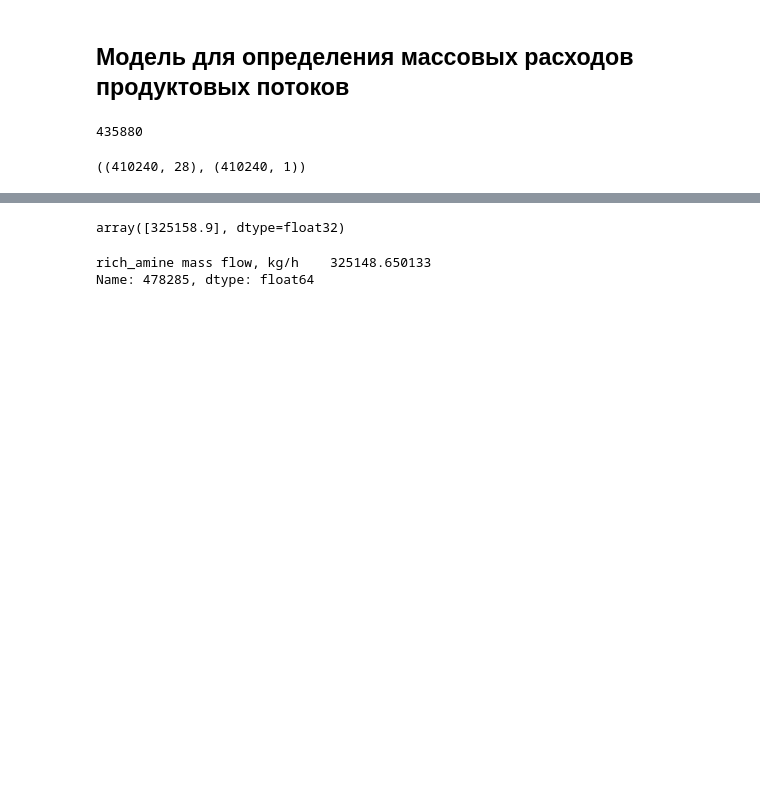
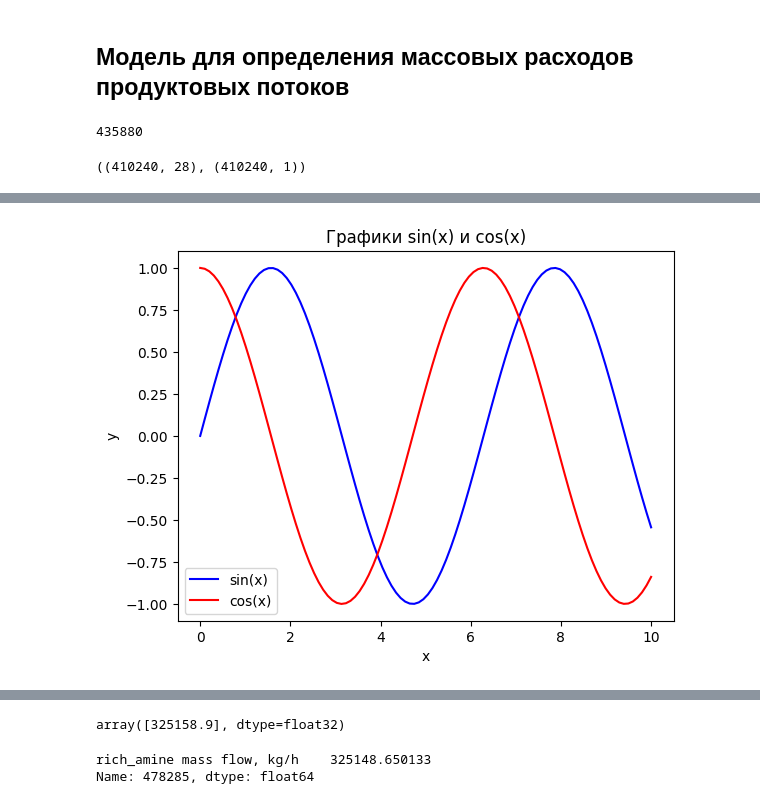
Before and after one commit to Rus-tam/AI_models, a Jupyter notebook: amine_treatment_05_12_2023.ipynb, the cells around one changed output, grey strips where cells are left out. Drawn from its saved outputs; the diff is of its cells as text; code cells hidden in the pictures; blank space fills up the shorter version.

```diff
--- a/amine_treatment_05_12_2023.ipynb
+++ b/amine_treatment_05_12_2023.ipynb
@@ -348,0 +377,27 @@ y_pred = rich_amine_mass_flow_model.predict(X_test_normal)
+# %%
+# Генерация данных для первого графика
+x1 = np.linspace(0, 10, 100)
+y1 = np.sin(x1)
+
+# Генерация данных для второго графика
+x2 = np.linspace(0, 10, 100)
+y2 = np.cos(x2)
+
+# Создание графика и добавление первого графика
+plt.plot(x1, y1, label='sin(x)', color='blue')
+
+# Добавление второго графика
+plt.plot(x2, y2, label='cos(x)', color='red')
+
+# Добавление легенды
+plt.legend()
+
+# Настройка меток осей и заголовка
+plt.xlabel('x')
+plt.ylabel('y')
+plt.title('Графики sin(x) и cos(x)')
+
+# Отображение графиков
+plt.show()
+# %% [output]
+[figure, added]
```
Also changed, not shown: parts of 10 cells of this notebook, 3 other files.
